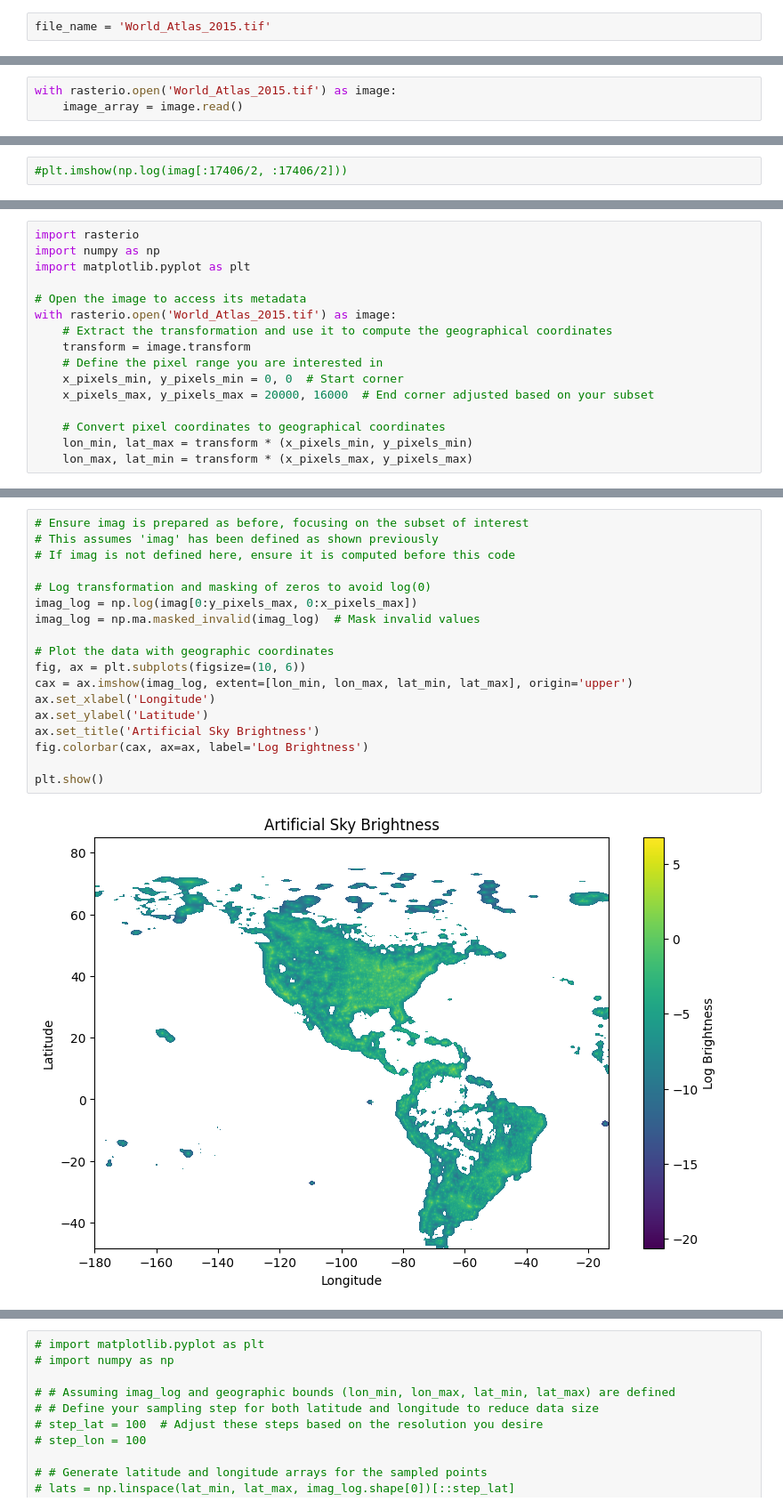
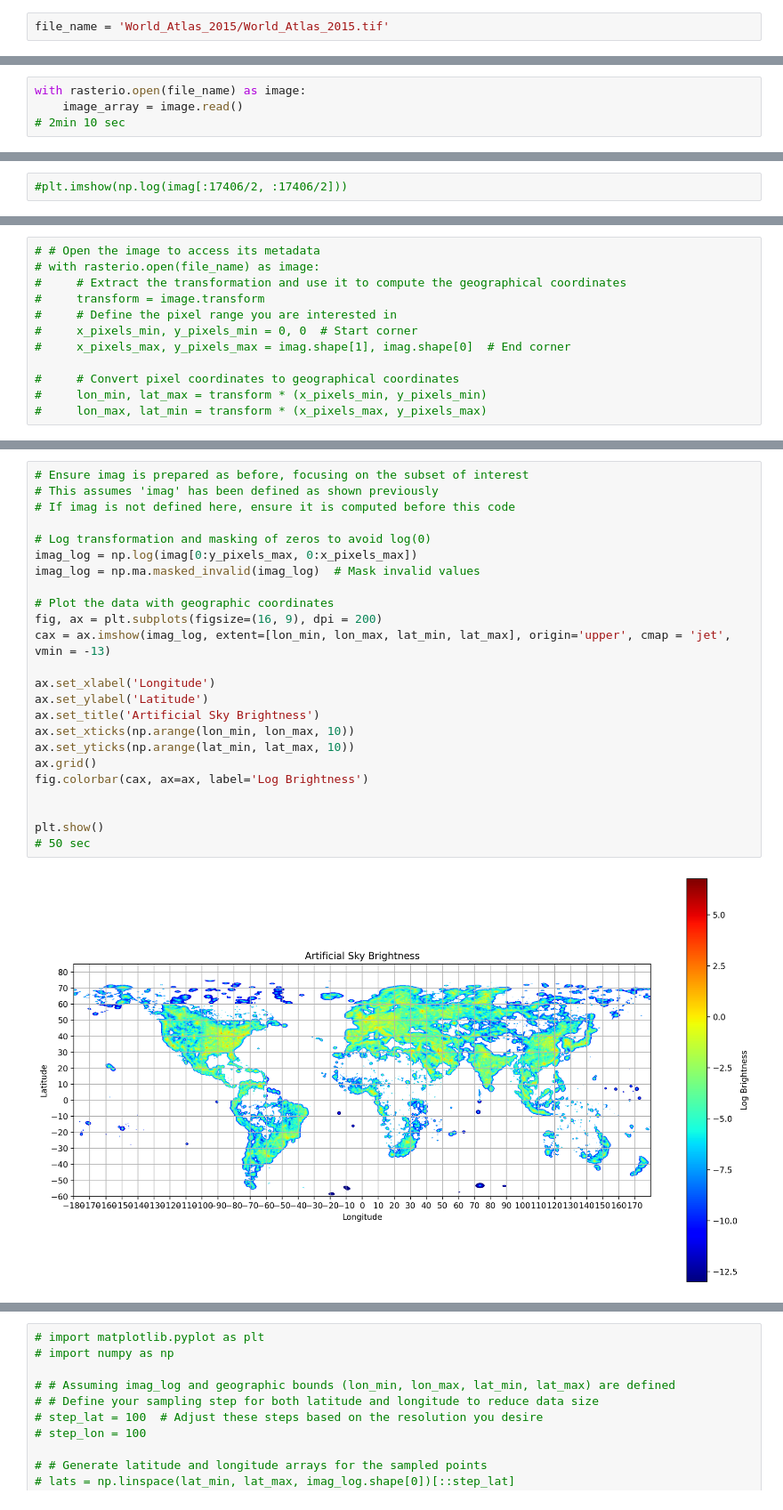
Before and after one commit to KUcyans/AMASProject, a Jupyter notebook: plotting_tiff_jack.ipynb, the cells around one changed output, grey strips where cells are left out. Shown at 89% size. Drawn from its saved outputs; the diff is of its cells as text.

Commit message:
added data reading and plotting prototype

```diff
--- a/plotting_tiff_jack.ipynb
+++ b/plotting_tiff_jack.ipynb
@@ -47,2 +8,2 @@ Successfully installed affine-2.4.0 click-plugins-1.1.1 cligj-0.7.2 rasterio-1.3
 # %%
-file_name = 'World_Atlas_2015.tif'
+file_name = 'World_Atlas_2015/World_Atlas_2015.tif'
@@ -53,6 +10,7 @@ src = rasterio.open(file_name)
 # %%
-with rasterio.open('World_Atlas_2015.tif') as image:
+with rasterio.open(file_name) as image:
     image_array = image.read()
+# 2min 10 sec
 # %%
 torch_image = ToTensor()(image_array)
 print(torch_image.shape)
@@ -75,16 +160,12 @@ plt.colorbar()
 # %%
-import rasterio
-import numpy as np
-import matplotlib.pyplot as plt
+# # Open the image to access its metadata
+# with rasterio.open(file_name) as image:
+#     # Extract the transformation and use it to compute the geographical coordinates
+#     transform = image.transform
+#     # Define the pixel range you are interested in
+#     x_pixels_min, y_pixels_min = 0, 0  # Start corner
+#     x_pixels_max, y_pixels_max = imag.shape[1], imag.shape[0]  # End corner
 
-# Open the image to access its metadata
-with rasterio.open('World_Atlas_2015.tif') as image:
-    # Extract the transformation and use it to compute the geographical coordinates
-    transform = image.transform
-    # Define the pixel range you are interested in
-    x_pixels_min, y_pixels_min = 0, 0  # Start corner
-    x_pixels_max, y_pixels_max = 20000, 16000  # End corner adjusted based on your subset
-
-    # Convert pixel coordinates to geographical coordinates
-    lon_min, lat_max = transform * (x_pixels_min, y_pixels_min)
-    lon_max, lat_min = transform * (x_pixels_max, y_pixels_max)
+#     # Convert pixel coordinates to geographical coordinates
+#     lon_min, lat_max = transform * (x_pixels_min, y_pixels_min)
+#     lon_max, lat_min = transform * (x_pixels_max, y_pixels_max)
@@ -91,20 +201,26 @@ with rasterio.open('World_Atlas_2015.tif') as image:
 # %%
 # Ensure imag is prepared as before, focusing on the subset of interest
 # This assumes 'imag' has been defined as shown previously
 # If imag is not defined here, ensure it is computed before this code
 
 # Log transformation and masking of zeros to avoid log(0)
 imag_log = np.log(imag[0:y_pixels_max, 0:x_pixels_max])
 imag_log = np.ma.masked_invalid(imag_log)  # Mask invalid values
 
 # Plot the data with geographic coordinates
-fig, ax = plt.subplots(figsize=(10, 6))
-cax = ax.imshow(imag_log, extent=[lon_min, lon_max, lat_min, lat_max], origin='upper')
+fig, ax = plt.subplots(figsize=(16, 9), dpi = 200)
+cax = ax.imshow(imag_log, extent=[lon_min, lon_max, lat_min, lat_max], origin='upper', cmap = 'jet', vmin = -13)
+
 ax.set_xlabel('Longitude')
 ax.set_ylabel('Latitude')
 ax.set_title('Artificial Sky Brightness')
+ax.set_xticks(np.arange(lon_min, lon_max, 10))
+ax.set_yticks(np.arange(lat_min, lat_max, 10))
+ax.grid()
 fig.colorbar(cax, ax=ax, label='Log Brightness')
 
+
 plt.show()
+# 50 sec
 # %% [output]
-[figure, old version]
+[figure, new version]
```
Also changed, not shown: parts of 23 cells of this notebook, 14 other files.
